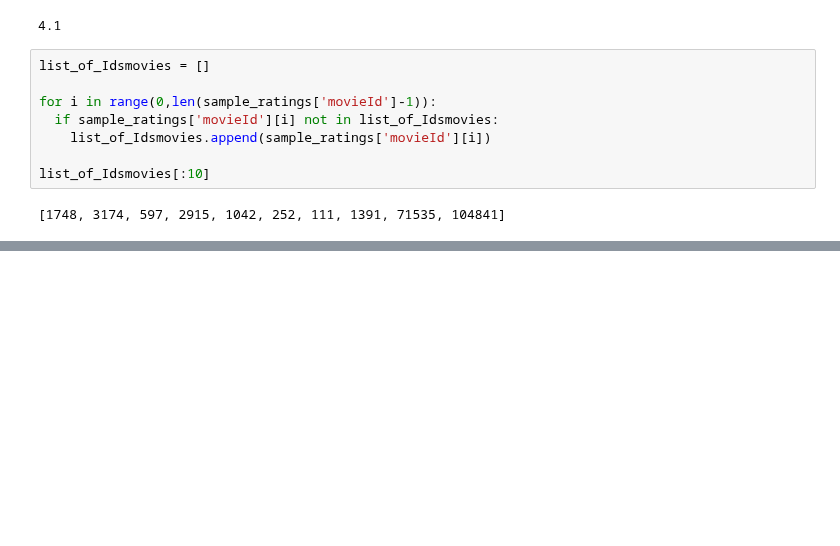
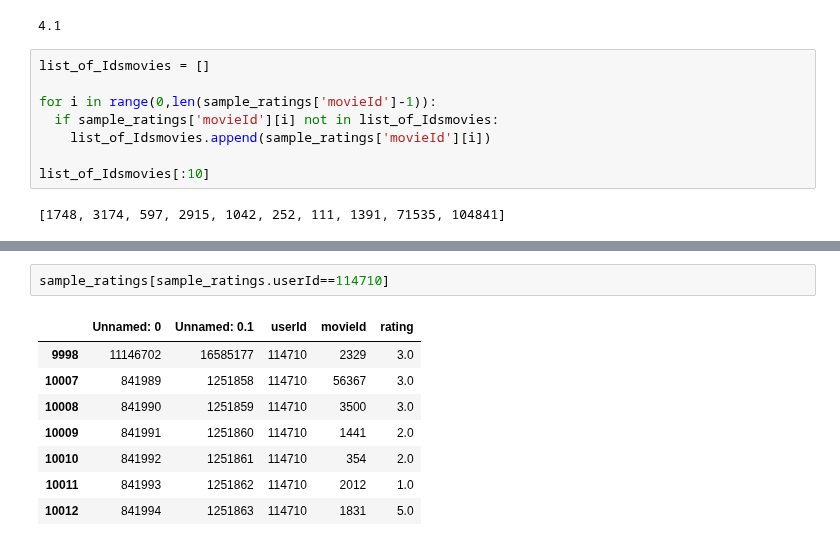
Before and after one commit to KatBotkowska/CodersCrew, a Jupyter notebook: Netflix_data.ipynb, the cells around one changed output, grey strips where cells are left out. Cells and saved outputs as stored; diff of their text form; blank space fills up the shorter version.

```diff
--- a/Netflix_data.ipynb
+++ b/Netflix_data.ipynb
@@ -2240,0 +2126,11 @@ How many recommenations do you want? 10
+# %%
+sample_ratings[sample_ratings.userId==114710]
+# %% [output]
+|  | Unnamed: 0 | Unnamed: 0.1 | userId | movieId | rating |
+| 9998 | 11146702 | 16585177 | 114710 | 2329 | 3.0 |
+| 10007 | 841989 | 1251858 | 114710 | 56367 | 3.0 |
+| 10008 | 841990 | 1251859 | 114710 | 3500 | 3.0 |
+| 10009 | 841991 | 1251860 | 114710 | 1441 | 2.0 |
+| 10010 | 841992 | 1251861 | 114710 | 354 | 2.0 |
+| 10011 | 841993 | 1251862 | 114710 | 2012 | 1.0 |
+| 10012 | 841994 | 1251863 | 114710 | 1831 | 5.0 |
```
Also changed, not shown: parts of 27 cells of this notebook.
